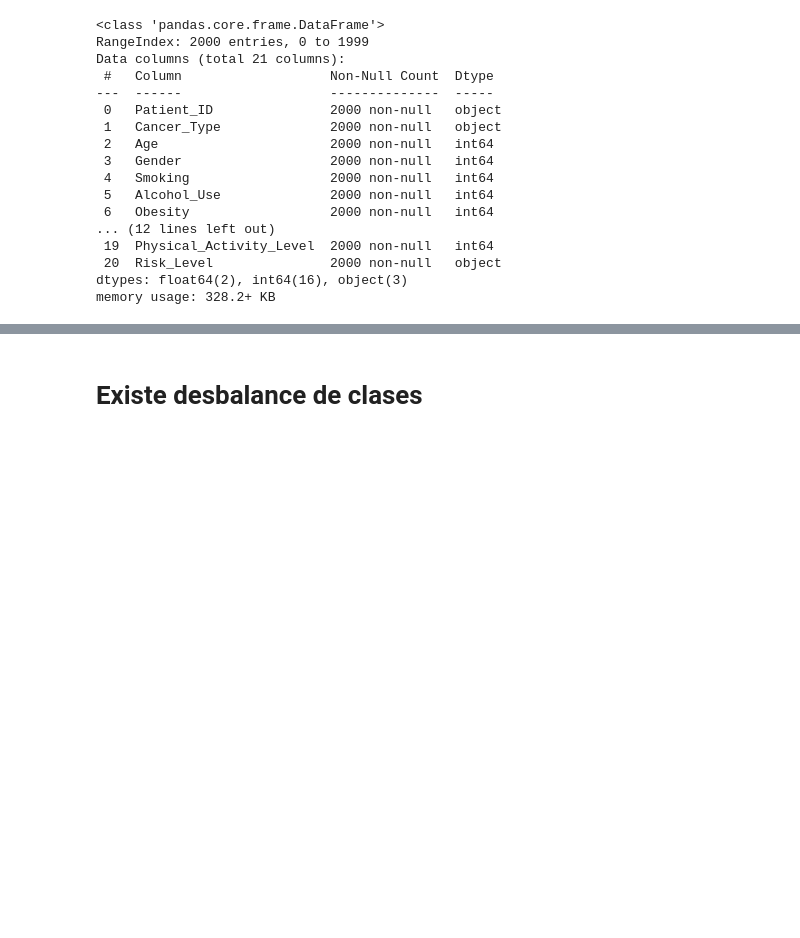
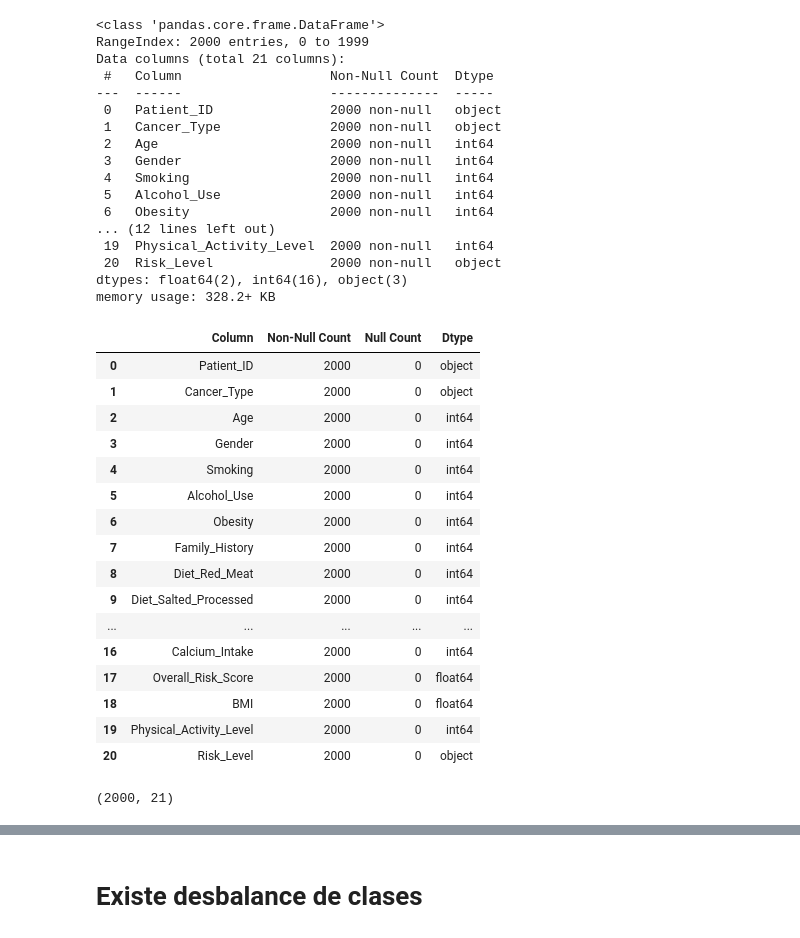
Before and after one commit to Amolihua/ML3037-GRUPO4-ALDIMI, a Jupyter notebook: test_dataset_risk.ipynb, the cells around one changed output, grey strips where cells are left out. Cells and saved outputs as stored; diff of their text form; code cells hidden in the pictures; blank space fills up the shorter version.

```diff
--- a/test_dataset_risk.ipynb
+++ b/test_dataset_risk.ipynb
@@ -39,3 +40,36 @@ Data columns (total 21 columns):
  20  Risk_Level               2000 non-null   object
 dtypes: float64(2), int64(16), object(3)
 memory usage: 328.2+ KB
+# %%
+# Tabla equivalente a df.info()
+info_table = pd.DataFrame(
+    {
+        "Non-Null Count": df.notna().sum(),
+        "Null Count": df.isna().sum(),
+        "Dtype": df.dtypes.astype(str),
+    }
+)
+info_table.index.name = "Column"
+display(info_table.reset_index())
+# %% [output]
+|  | Column | Non-Null Count | Null Count | Dtype |
+| 0 | Patient_ID | 2000 | 0 | object |
+| 1 | Cancer_Type | 2000 | 0 | object |
+| 2 | Age | 2000 | 0 | int64 |
+| 3 | Gender | 2000 | 0 | int64 |
+| 4 | Smoking | 2000 | 0 | int64 |
+| 5 | Alcohol_Use | 2000 | 0 | int64 |
+| 6 | Obesity | 2000 | 0 | int64 |
+| 7 | Family_History | 2000 | 0 | int64 |
+| 8 | Diet_Red_Meat | 2000 | 0 | int64 |
+| 9 | Diet_Salted_Processed | 2000 | 0 | int64 |
+| ... | ... | ... | ... | ... |
+| 16 | Calcium_Intake | 2000 | 0 | int64 |
+| 17 | Overall_Risk_Score | 2000 | 0 | float64 |
+| 18 | BMI | 2000 | 0 | float64 |
+| 19 | Physical_Activity_Level | 2000 | 0 | int64 |
+| 20 | Risk_Level | 2000 | 0 | object |
+# %%
+df.shape
+# %% [output]
+(2000, 21)
```
Also changed, not shown: parts of 2 cells of this notebook.
